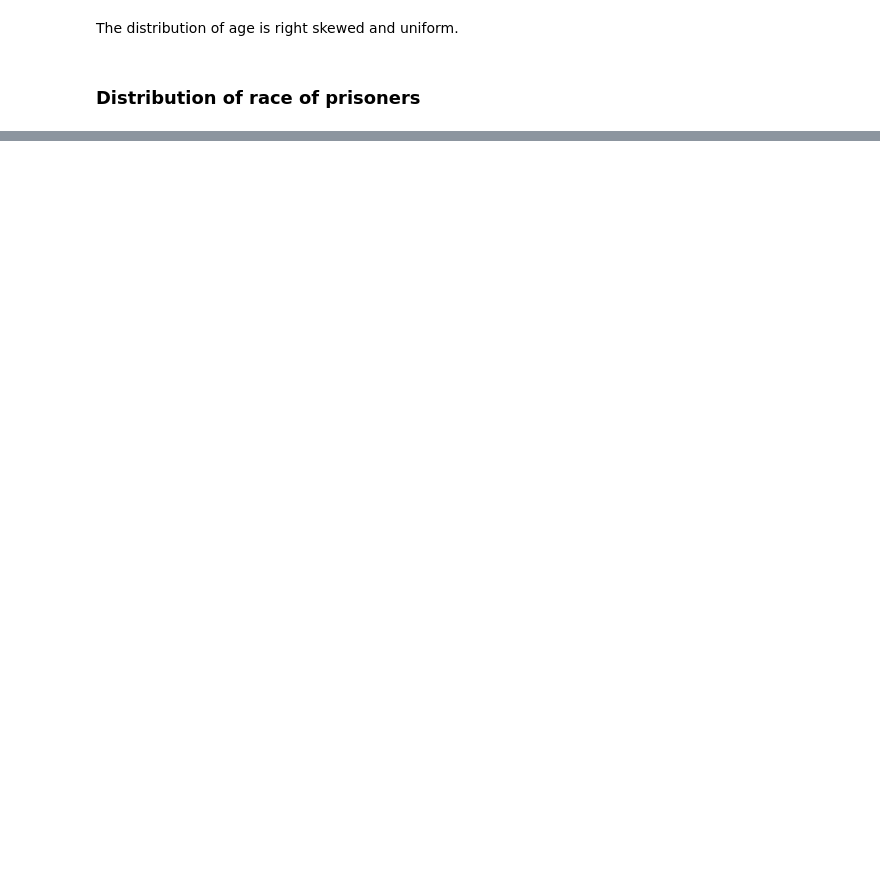
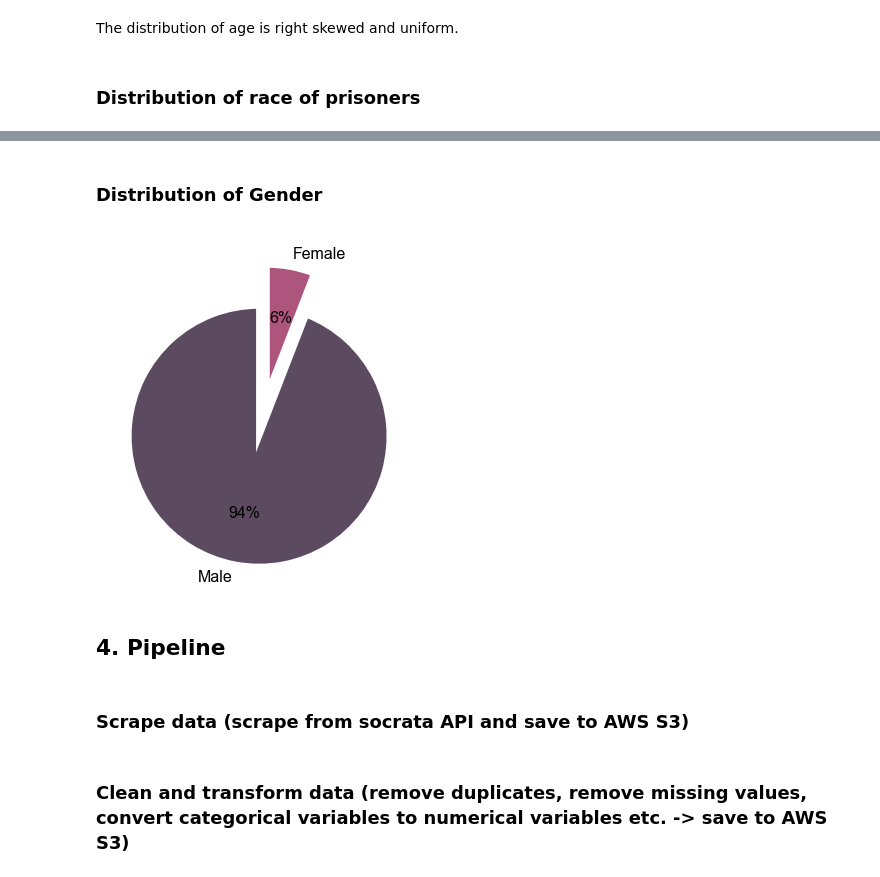
Before and after one commit to vineetver/Parole-Hearing-Verdicts, a Jupyter notebook: notebooks/exploratory_data_analysis.ipynb, the cells around one changed output, grey strips where cells are left out. Cells and saved outputs as stored; diff of their text form; code cells hidden in the pictures; blank space fills up the shorter version.

```diff
--- a/notebooks/exploratory_data_analysis.ipynb
+++ b/notebooks/exploratory_data_analysis.ipynb
@@ -76,0 +80,14 @@ KeyError: 'W'
+# %% [markdown]
+### Distribution of Gender
+# %%
+gender = df['gender'].value_counts()
+
+fig = plt.figure(figsize=(12, 6))
+plt.pie(gender, labels=['Male', 'Female'], autopct='%0.0f%%', explode=[0.3,0.02], startangle=90, textprops={'color': 'black', 'fontsize': 16}, wedgeprops={'linewidth': 6}, center=(0.1, 0.1), colors=['#5c4a61', '#ae557d'])
+plt.show()
+# %% [output]
+[figure, added]
+# %% [markdown]
+## 4. Pipeline
+# %% [markdown]
+### Scrape data (scrape from socrata API and save to AWS S3)
@@ -76,0 +96,2 @@ KeyError: 'W'
+# %% [markdown]
+### Clean and transform data (remove duplicates, remove missing values, convert categorical variables to numerical variables etc. -> save to AWS S3)
```
Also changed, not shown: parts of 11 cells of this notebook.
